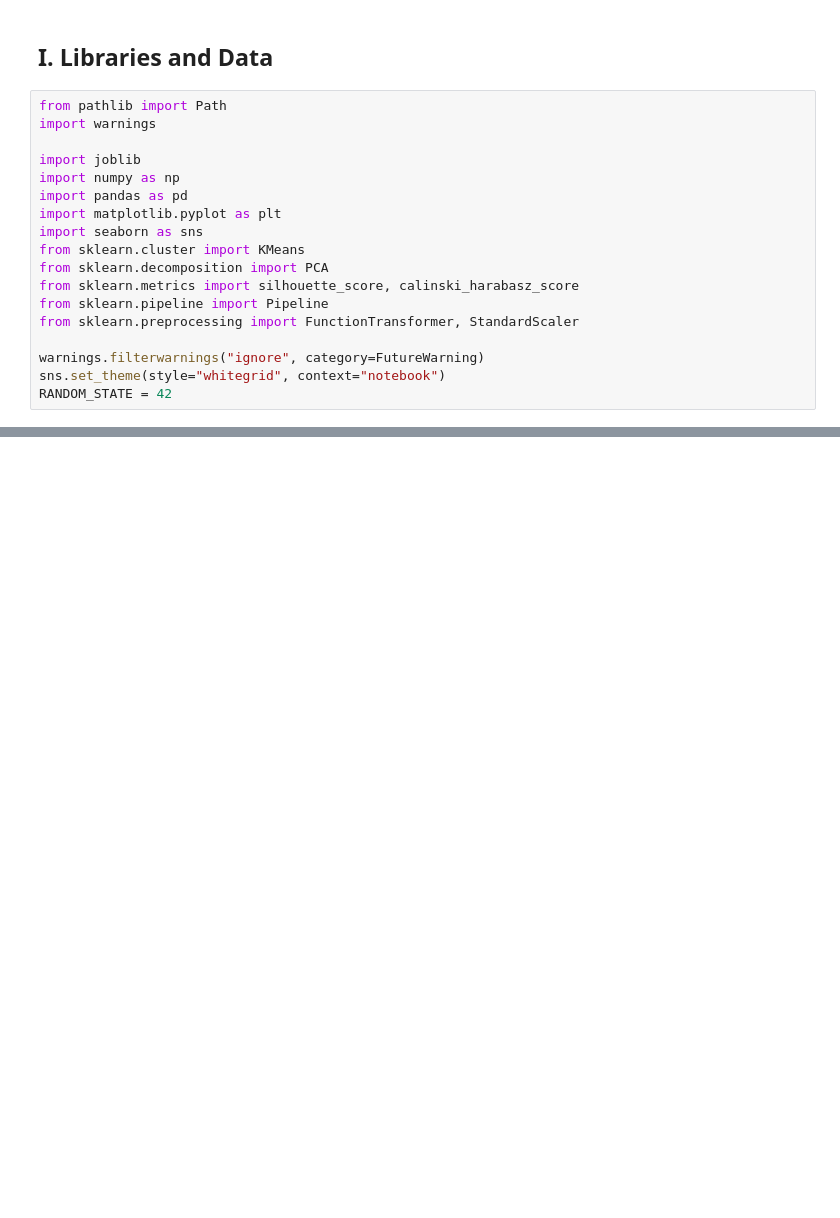
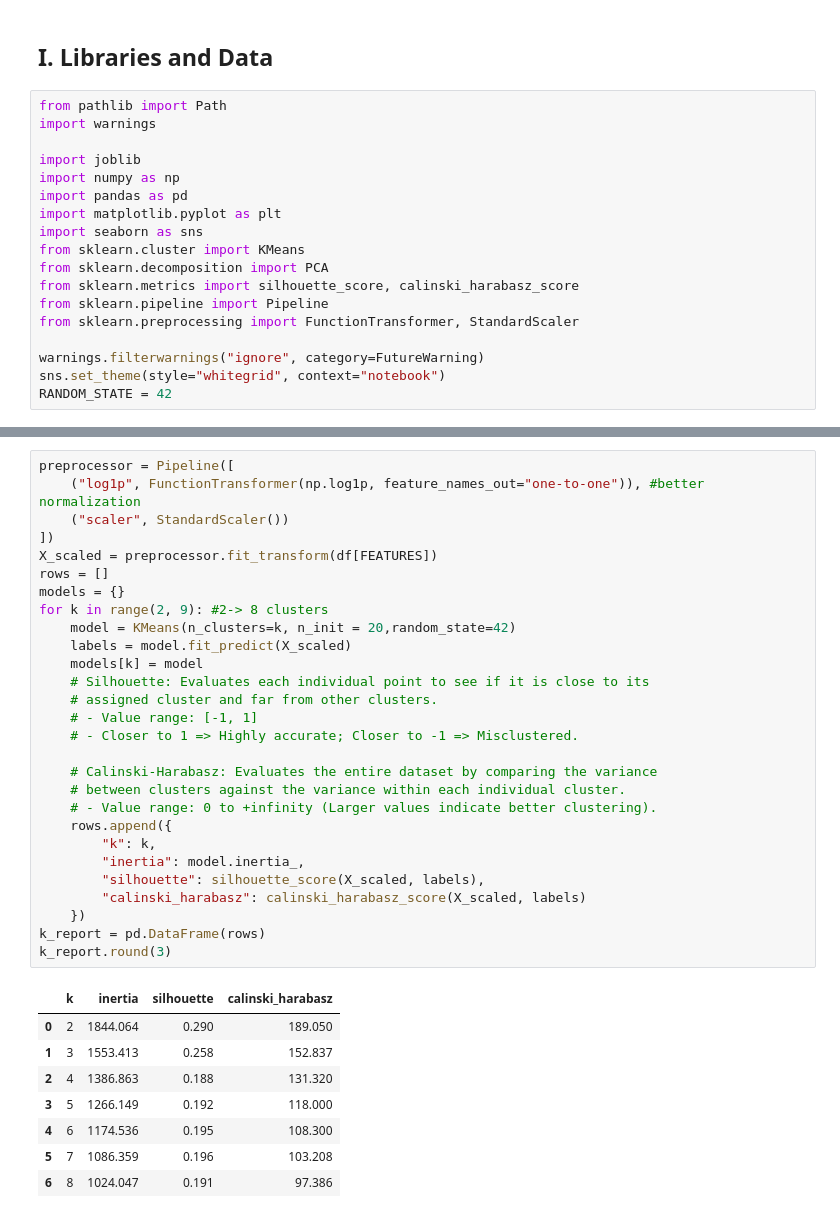
Before and after one commit to tandoan81194-dev/MachineLearning, a Jupyter notebook: K-means/Wholesale Customers - KMeans.ipynb, the cells around one changed output, grey strips where cells are left out. Cells and saved outputs as stored; diff of their text form; blank space fills up the shorter version.

```diff
--- a/K-means/Wholesale Customers - KMeans.ipynb
+++ b/K-means/Wholesale Customers - KMeans.ipynb
@@ -34,0 +104,37 @@ RANDOM_STATE = 42
+# %%
+preprocessor = Pipeline([
+    ("log1p", FunctionTransformer(np.log1p, feature_names_out="one-to-one")), #better normalization
+    ("scaler", StandardScaler())
+])
+X_scaled = preprocessor.fit_transform(df[FEATURES])
+rows = []
+models = {}
+for k in range(2, 9): #2-> 8 clusters
+    model = KMeans(n_clusters=k, n_init = 20,random_state=42)
+    labels = model.fit_predict(X_scaled)
+    models[k] = model
+    # Silhouette: Evaluates each individual point to see if it is close to its
+    # assigned cluster and far from other clusters.
+    # - Value range: [-1, 1]
+    # - Closer to 1 => Highly accurate; Closer to -1 => Misclustered.
+
+    # Calinski-Harabasz: Evaluates the entire dataset by comparing the variance
+    # between clusters against the variance within each individual cluster.
+    # - Value range: 0 to +infinity (Larger values indicate better clustering).
+    rows.append({
+        "k": k,
+        "inertia": model.inertia_,
+        "silhouette": silhouette_score(X_scaled, labels),
+        "calinski_harabasz": calinski_harabasz_score(X_scaled, labels)
+    })
+k_report = pd.DataFrame(rows)
+k_report.round(3)
+# %% [output]
+|  | k | inertia | silhouette | calinski_harabasz |
+| 0 | 2 | 1844.064 | 0.290 | 189.050 |
+| 1 | 3 | 1553.413 | 0.258 | 152.837 |
+| 2 | 4 | 1386.863 | 0.188 | 131.320 |
+| 3 | 5 | 1266.149 | 0.192 | 118.000 |
+| 4 | 6 | 1174.536 | 0.195 | 108.300 |
+| 5 | 7 | 1086.359 | 0.196 | 103.208 |
+| 6 | 8 | 1024.047 | 0.191 | 97.386 |
```
Also changed, not shown: parts of 6 cells of this notebook, 1 other file.
